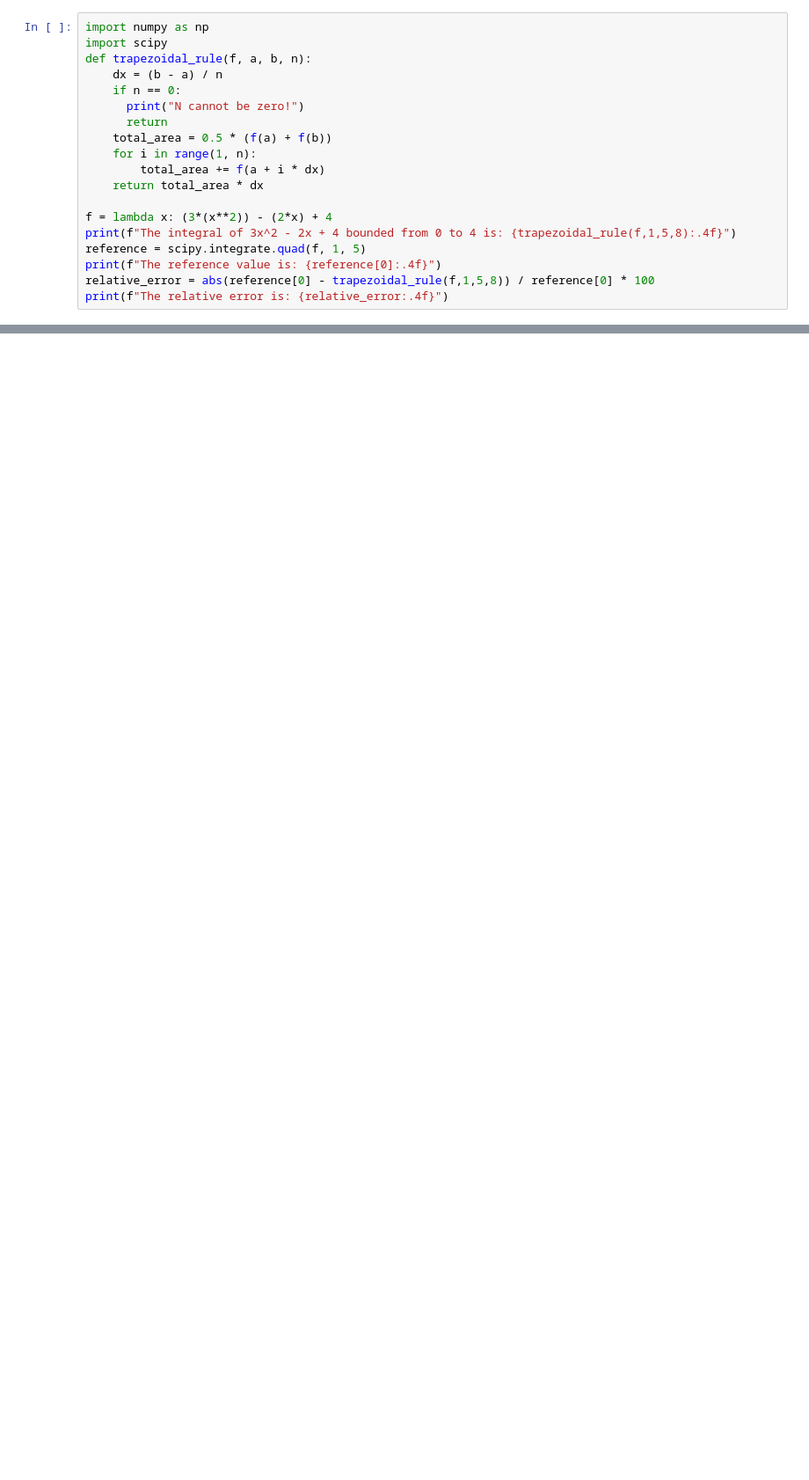
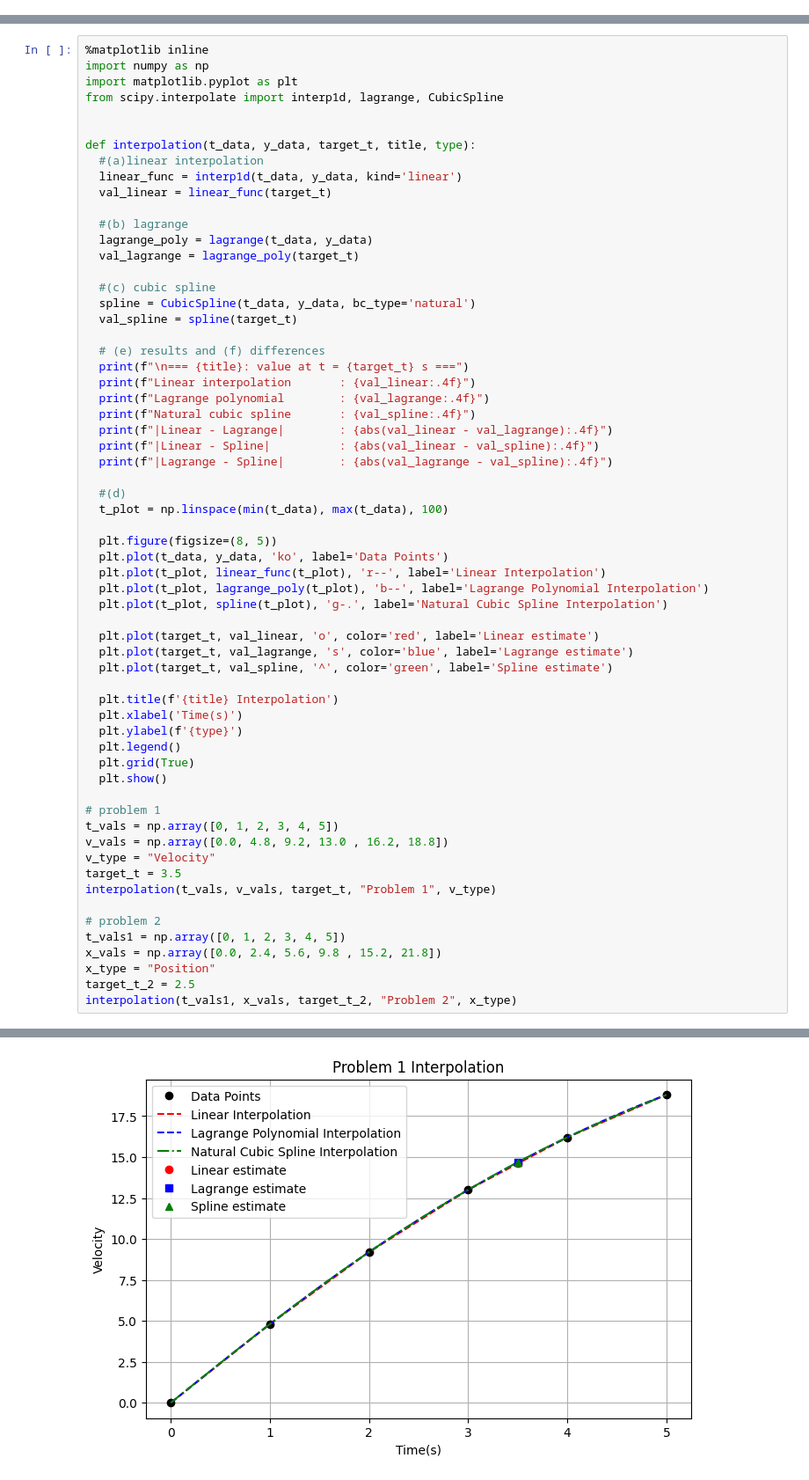
Before and after one commit to merbiji/Computational-Physics, a Jupyter notebook: PALISBO_PHY161_2_ACTIVITY08.ipynb, the cells around one changed output, grey strips where cells are left out. Shown at 88% size. Cells and saved outputs as stored; diff of their text form; blank space fills up the shorter version.

```diff
--- a/PALISBO_PHY161_2_ACTIVITY08.ipynb
+++ b/PALISBO_PHY161_2_ACTIVITY08.ipynb
@@ -7,19 +6,0 @@
-# %%
-import numpy as np
-import scipy
-def trapezoidal_rule(f, a, b, n):
-    dx = (b - a) / n
-    if n == 0:
-      print("N cannot be zero!")
-      return
-    total_area = 0.5 * (f(a) + f(b))
-    for i in range(1, n):
-        total_area += f(a + i * dx)
-    return total_area * dx
-
-f = lambda x: (3*(x**2)) - (2*x) + 4
-print(f"The integral of 3x^2 - 2x + 4 bounded from 0 to 4 is: {trapezoidal_rule(f,1,5,8):.4f}")
-reference = scipy.integrate.quad(f, 1, 5)
-print(f"The reference value is: {reference[0]:.4f}")
-relative_error = abs(reference[0] - trapezoidal_rule(f,1,5,8)) / reference[0] * 100
-print(f"The relative error is: {relative_error:.4f}")
@@ -29,0 +7,63 @@ The relative error is: 0.4310
+# %%
+%matplotlib inline
+import numpy as np
+import matplotlib.pyplot as plt
+from scipy.interpolate import interp1d, lagrange, CubicSpline
+
+
+def interpolation(t_data, y_data, target_t, title, type):
+  #(a)linear interpolation
+  linear_func = interp1d(t_data, y_data, kind='linear')
+  val_linear = linear_func(target_t)
+
+  #(b) lagrange
+  lagrange_poly = lagrange(t_data, y_data)
+  val_lagrange = lagrange_poly(target_t)
+
+  #(c) cubic spline
+  spline = CubicSpline(t_data, y_data, bc_type='natural')
+  val_spline = spline(target_t)
+
+  # (e) results and (f) differences
+  print(f"\n=== {title}: value at t = {target_t} s ===")
+  print(f"Linear interpolation       : {val_linear:.4f}")
+  print(f"Lagrange polynomial        : {val_lagrange:.4f}")
+  print(f"Natural cubic spline       : {val_spline:.4f}")
+  print(f"|Linear - Lagrange|        : {abs(val_linear - val_lagrange):.4f}")
+  print(f"|Linear - Spline|          : {abs(val_linear - val_spline):.4f}")
+  print(f"|Lagrange - Spline|        : {abs(val_lagrange - val_spline):.4f}")
+
+  #(d)
+  t_plot = np.linspace(min(t_data), max(t_data), 100)
+
+  plt.figure(figsize=(8, 5))
+  plt.plot(t_data, y_data, 'ko', label='Data Points')
+  plt.plot(t_plot, linear_func(t_plot), 'r--', label='Linear Interpolation')
+  plt.plot(t_plot, lagrange_poly(t_plot), 'b--', label='Lagrange Polynomial Interpolation')
+  plt.plot(t_plot, spline(t_plot), 'g-.', label='Natural Cubic Spline Interpolation')
+
+  plt.plot(target_t, val_linear, 'o', color='red', label='Linear estimate')
+  plt.plot(target_t, val_lagrange, 's', color='blue', label='Lagrange estimate')
+  plt.plot(target_t, val_spline, '^', color='green', label='Spline estimate')
+
+  plt.title(f'{title} Interpolation')
+  plt.xlabel('Time(s)')
+  plt.ylabel(f'{type}')
+  plt.legend()
+  plt.grid(True)
+  plt.show()
+
+# problem 1
+t_vals = np.array([0, 1, 2, 3, 4, 5])
+v_vals = np.array([0.0, 4.8, 9.2, 13.0 , 16.2, 18.8])
+v_type = "Velocity"
+target_t = 3.5
+interpolation(t_vals, v_vals, target_t, "Problem 1", v_type)
+
+# problem 2
+t_vals1 = np.array([0, 1, 2, 3, 4, 5])
+x_vals = np.array([0.0, 2.4, 5.6, 9.8 , 15.2, 21.8])
+x_type = "Position"
+target_t_2 = 2.5
+interpolation(t_vals1, x_vals, target_t_2, "Problem 2", x_type)
+# %% [output]
@@ -29,0 +77 @@ The relative error is: 0.4310
+[figure, added]
```
Also changed, not shown: parts of 5 cells of this notebook.
